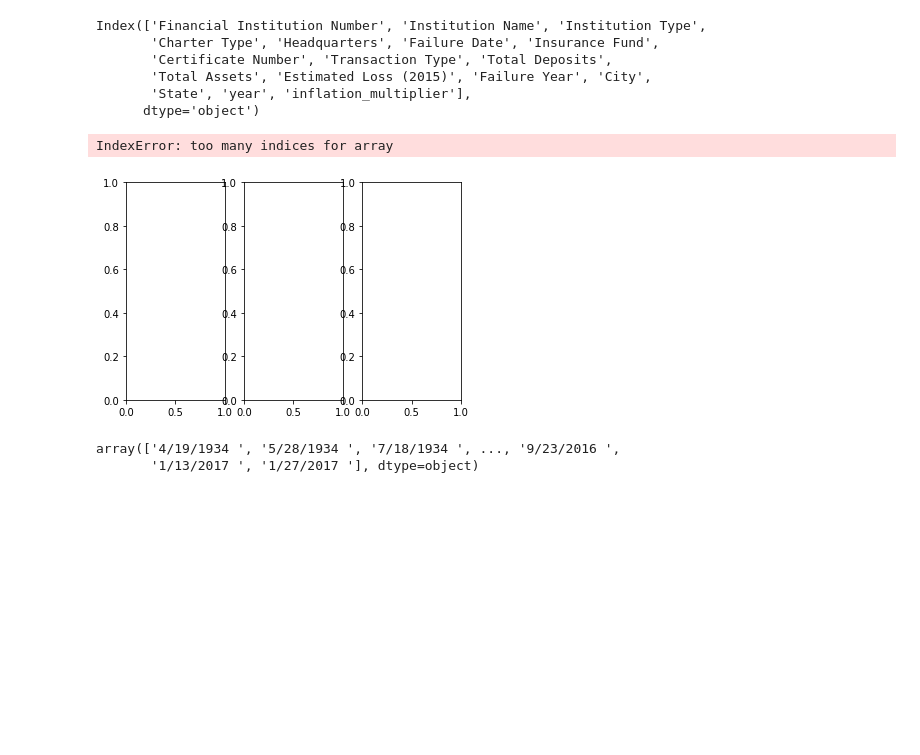
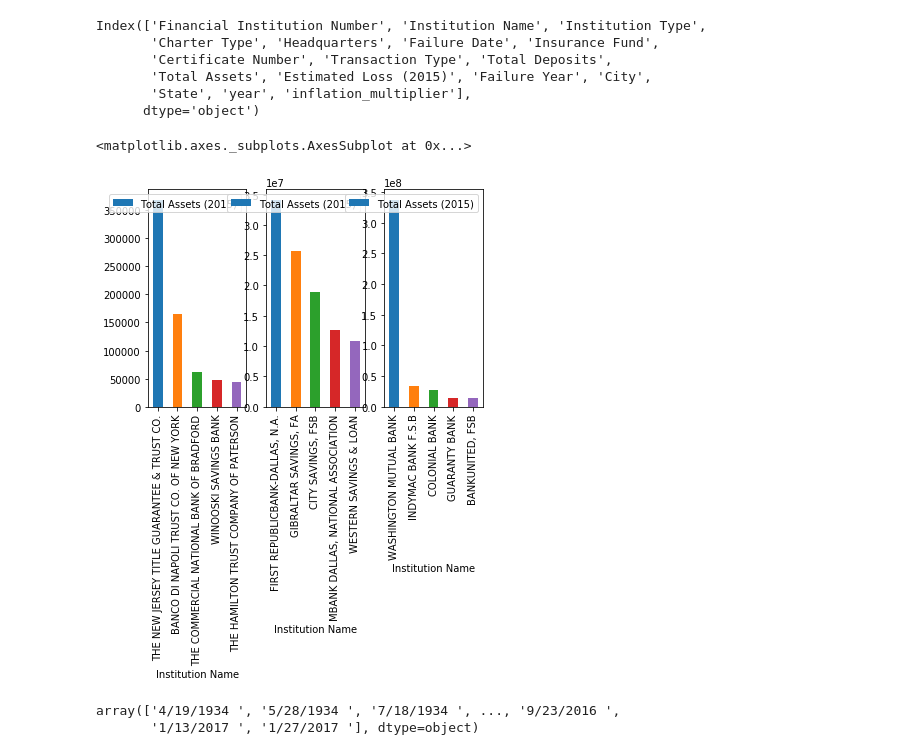
Before and after one commit to bar10009/Thinkful-Capstone-, a Jupyter notebook: Capstone Project 2018.ipynb, the cells around one changed output. Saved outputs shown, nothing was run; the diff lists cells and outputs as text; code cells hidden in the pictures; blank space fills up the shorter version.

```diff
--- a/Capstone Project 2018.ipynb
+++ b/Capstone Project 2018.ipynb
@@ -179,19 +179,19 @@ Index(['Financial Institution Number', 'Institution Name', 'Institution Type',
 # %%
 banks_inflation['Total Assets (2015)']=banks_inflation['Total Assets']*banks_inflation['inflation_multiplier']
 year_range_1 = range(1934, 1943)
 year_range_2 = range(1980, 1990)
 year_range_3 = range(2000, 2015)
 banks_1 = banks_inflation[banks_inflation['Failure Year'].isin(year_range_1)].sort_values('Total Assets (2015)', ascending=False).head(5)
 banks_2 = banks_inflation[banks_inflation['Failure Year'].isin(year_range_2)].sort_values('Total Assets (2015)', ascending=False).head(5)
 banks_3 = banks_inflation[banks_inflation['Failure Year'].isin(year_range_3)].sort_values('Total Assets (2015)', ascending=False).head(5)
 
 fig, axes = plt.subplots(nrows=1, ncols=3)
-banks_1.plot.bar(x='Institution Name', y='Total Assets (2015)', ax=axes[0,0])
-banks_2.plot.bar(x='Institution Name', y='Total Assets (2015)', ax=axes[0,1])
-banks_3.plot.bar(x='Institution Name', y='Total Assets (2015)', ax=axes[0,2])
+banks_1.plot.bar(x='Institution Name', y='Total Assets (2015)', ax=axes[0])
+banks_2.plot.bar(x='Institution Name', y='Total Assets (2015)', ax=axes[1])
+banks_3.plot.bar(x='Institution Name', y='Total Assets (2015)', ax=axes[2])
 # %% [output]
-IndexError: too many indices for array
+<matplotlib.axes._subplots.AxesSubplot at 0x...>
-[figure, old version]
+[figure, new version]
 # %%
 banks['Failure Date'].unique()
 # %% [output]
```
